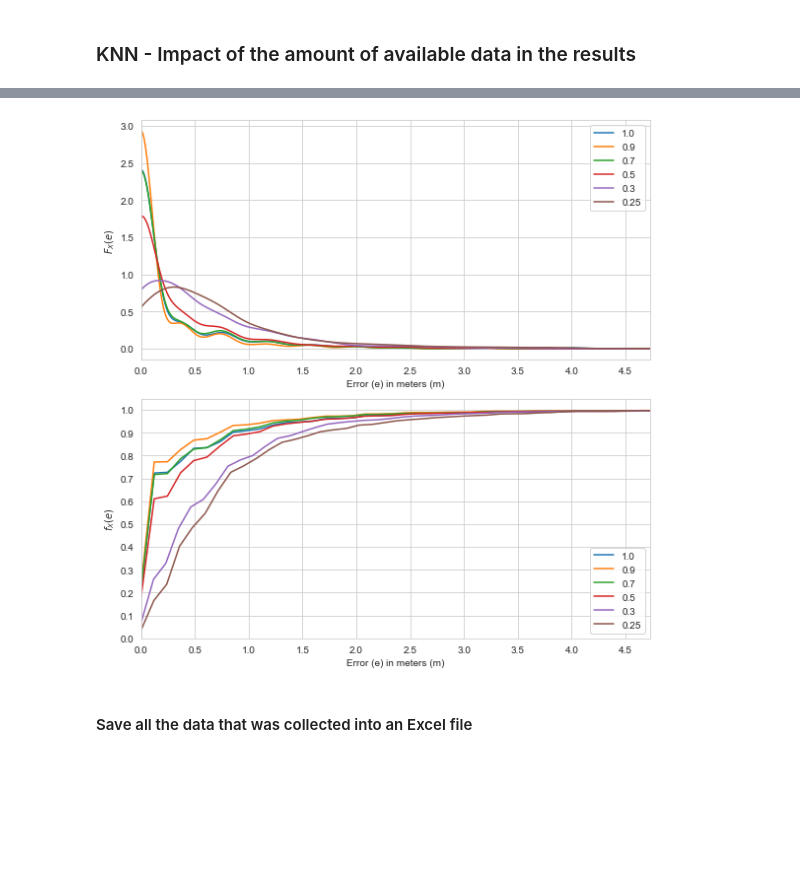
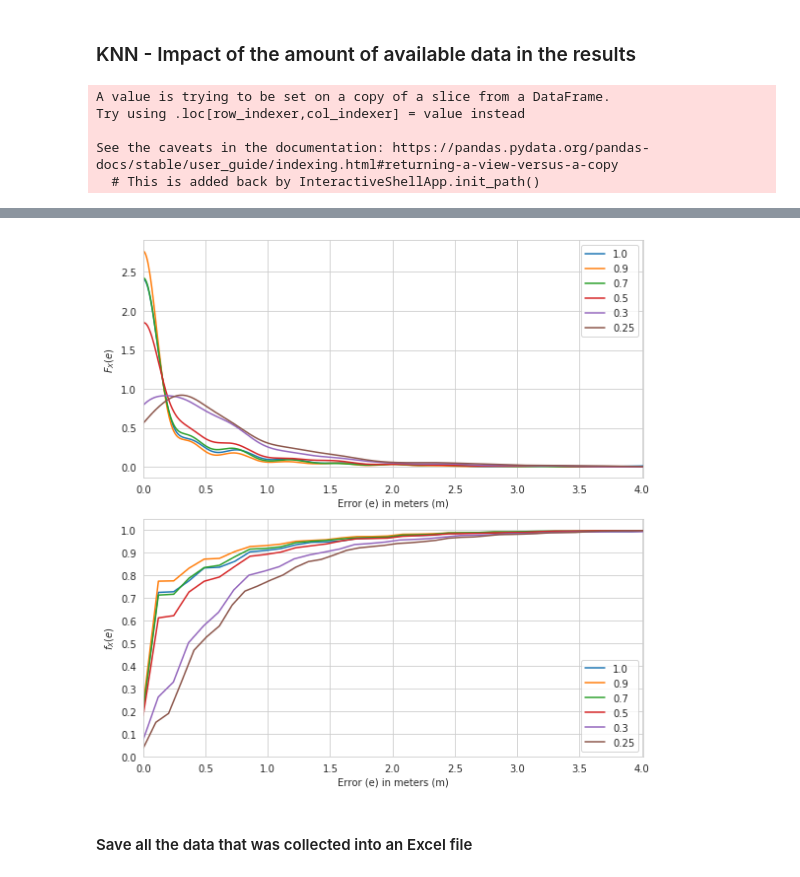
Before and after one commit to YanuX-Framework/YanuX-Cruncher, a Jupyter notebook: WifiFingerprintingExperimentsAlt.ipynb, the cells around one changed output, grey strips where cells are left out. Cells and saved outputs as stored; diff of their text form; code cells hidden in the pictures; blank space fills up the shorter version.

```diff
--- a/WifiFingerprintingExperimentsAlt.ipynb
+++ b/WifiFingerprintingExperimentsAlt.ipynb
@@ -128,7 +128,7 @@ def regression_experiment(regressor, data, test_data, train_cols, coord_cols, sc
             train_data = data[(data[coord_cols[0]] != coords[0]) |
                                   (data[coord_cols[1]] != coords[1])].reset_index(drop=True)
         else:
-            train_data = data.copy().reset_index(drop=True)
+            train_data = data.reset_index(drop=True)
         target_values = test_data[(test_data[coord_cols[0]] == coords[0]) &
                                       (test_data[coord_cols[1]] == coords[1])].reset_index(drop=True)
 
@@ -504,3 +510,7 @@ No handles with labels found to put in legend.
+# %%
+default_batch_size=10
+default_epochs=25
+default_verbose=1
 # %% [markdown]
 #### Keras - Simple Example
 # %%
@@ -536,0 +549,20 @@ Test Scores: [1.590945415496826, 1.5909454, 0.84969515]
+# %%
+model = keras_model()
+model.summary()
+
+data_train, data_validate = train_test_split(default_data_scenario, stratify=default_data_scenario_groups, test_size=0.3, random_state=24)
+
+data_train = data_train.reset_index(drop=True)
+data_validate = data_validate.reset_index(drop=True)
+
+X_train = data_train[mac_addresses].fillna(nan_filler)
+y_train = data_train[coord_cols]
+
+X_validate = data_validate[mac_addresses].fillna(nan_filler)
+y_validate = data_validate[coord_cols]
+
+X_test = test_data_scenario[mac_addresses].fillna(nan_filler)
+y_test = test_data_scenario[coord_cols]
+
+model.fit(X_train, y_train, validation_data=(X_validate, y_validate), batch_size=default_batch_size, epochs=default_epochs, verbose=default_verbose)
+model.evaluate(X_test, y_test, verbose=default_verbose)
@@ -572,6 +630,9 @@ No handles with labels found to put in legend.
 # %%
 nan_filler=default_nan_filler
 scaler=default_scaler
+batch_size=default_batch_size
+epochs=default_epochs
+verbose=0 #default_verbose
 
 curr_data = default_data_scenario.fillna(nan_filler)
 cross_validation = DefaultCrossValidator()
@@ -581,6 +642,9 @@ curr_result = keras_experiment_cv(curr_data,
                                   cross_validation.split(curr_data[mac_addresses], y, groups=default_data_scenario_groups),
                                   mac_addresses,
                                   coord_cols,
+                                  batch_size=batch_size,
+                                  epochs=epochs,
+                                  verbose=verbose,
                                   scaler=scaler)
 
 curr_statistics = experiment_statistics(curr_result)
@@ -1043,9 +1107,9 @@ scaler=default_scaler
 
 partial_data = [1.0, 0.9, 0.7, 0.5, 0.3, 0.25]
 repetitions = 5
-train_data = full_data_scenario[mac_addresses].copy()
-target_values = full_data_scenario[coord_cols].copy()
-target_values["label"] = full_data_scenario["x"].map(str) + "," + full_data_scenario["y"].map(str)+ "," + full_data_scenario["filename"].map(str)
+train_data = full_data_scenario[mac_addresses]
+target_values = full_data_scenario[coord_cols]
+target_values["label"] = full_data_scenario_groups
 
 # Results and statistics accumulators
 results = {}
@@ -1094,4 +1158,9 @@ display(statistics_table.sort_values(cols[2:]))
 #plots
 experiment_plots(results, "alt-plot-partial_data.pdf")
 # %% [output]
+A value is trying to be set on a copy of a slice from a DataFrame.
+Try using .loc[row_indexer,col_indexer] = value instead
+
+See the caveats in the documentation: https://pandas.pydata.org/pandas-docs/stable/user_guide/indexing.html#returning-a-view-versus-a-copy
+  # This is added back by InteractiveShellApp.init_path()
 |  | partial_data | mae | mse | rmse | sd | p50 | p75 | p90 | p95 | min | ... |
@@ -1104,4 +1173,4 @@ experiment_plots(results, "alt-plot-partial_data.pdf")
-[figure, old version]
+[figure, new version]
 # %% [markdown]
 #### Save all the data that was collected into an Excel file
 # %%
```
Also changed, not shown: parts of 21 cells of this notebook, 3 other files.
